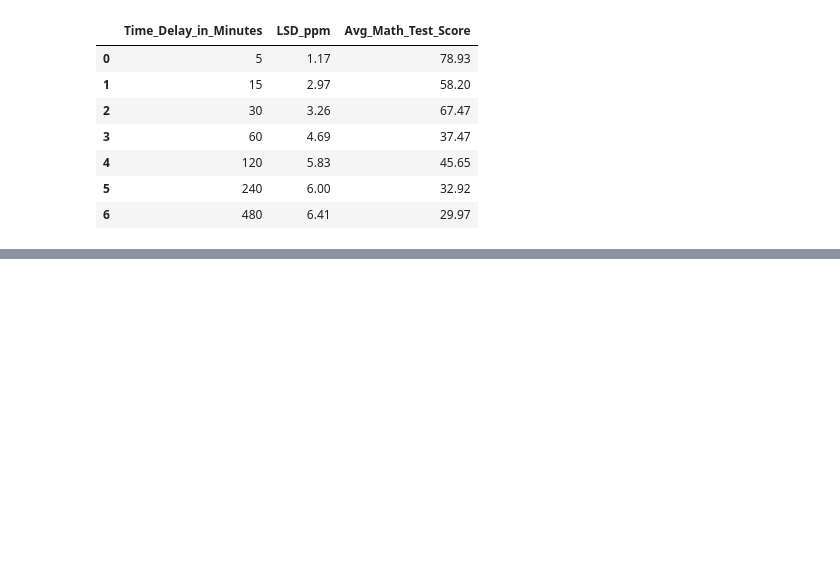
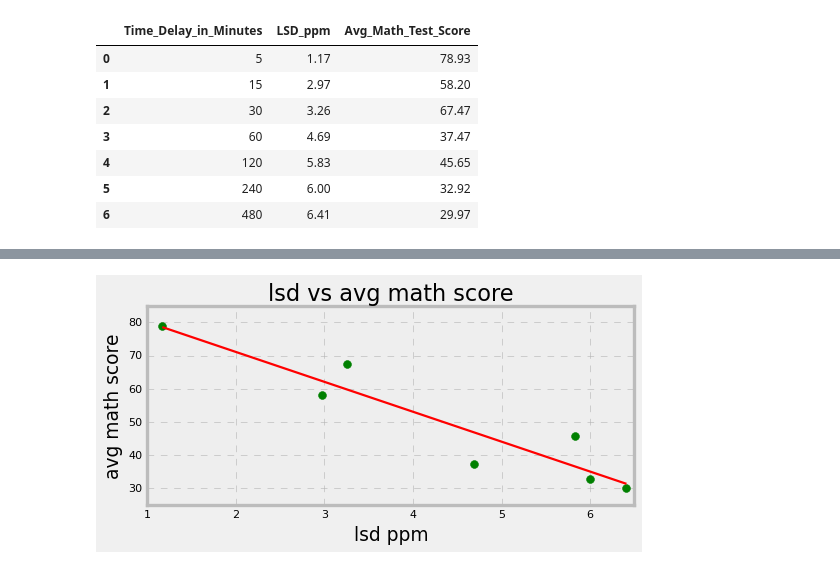
Before and after one commit to kuljeet234/Minor-ML-projects, a Jupyter notebook: pandas (basics)/lsd math test.ipynb, the cells around one changed output, grey strips where cells are left out. Saved outputs shown, nothing was run; the diff lists cells and outputs as text; code cells hidden in the pictures; blank space fills up the shorter version.

```diff
--- a/pandas (basics)/lsd math test.ipynb
+++ b/pandas (basics)/lsd math test.ipynb
@@ -145,0 +144,14 @@ plt.plot(lsd_ppm,avg_mscore,color ='navy')
+# %%
+plt.figure(figsize=(7,3))
+plt.scatter(lsd_ppm,avg_mscore,color ='green',s =50)
+plt.plot(lsd_ppm,regr.predict(lsd_ppm),color ='red',linewidth = 2)
+plt.xlabel('lsd ppm')
+plt.ylabel('avg math score')
+plt.title('lsd vs avg math score')
+plt.xlim(1,6.5)
+plt.ylim(25,85)
+plt.xticks(fontsize= 10)
+plt.yticks(fontsize= 10)
+plt.style.use('bmh')
+# %% [output]
+[figure, added]
```
Also changed, not shown: parts of 6 cells of this notebook.
